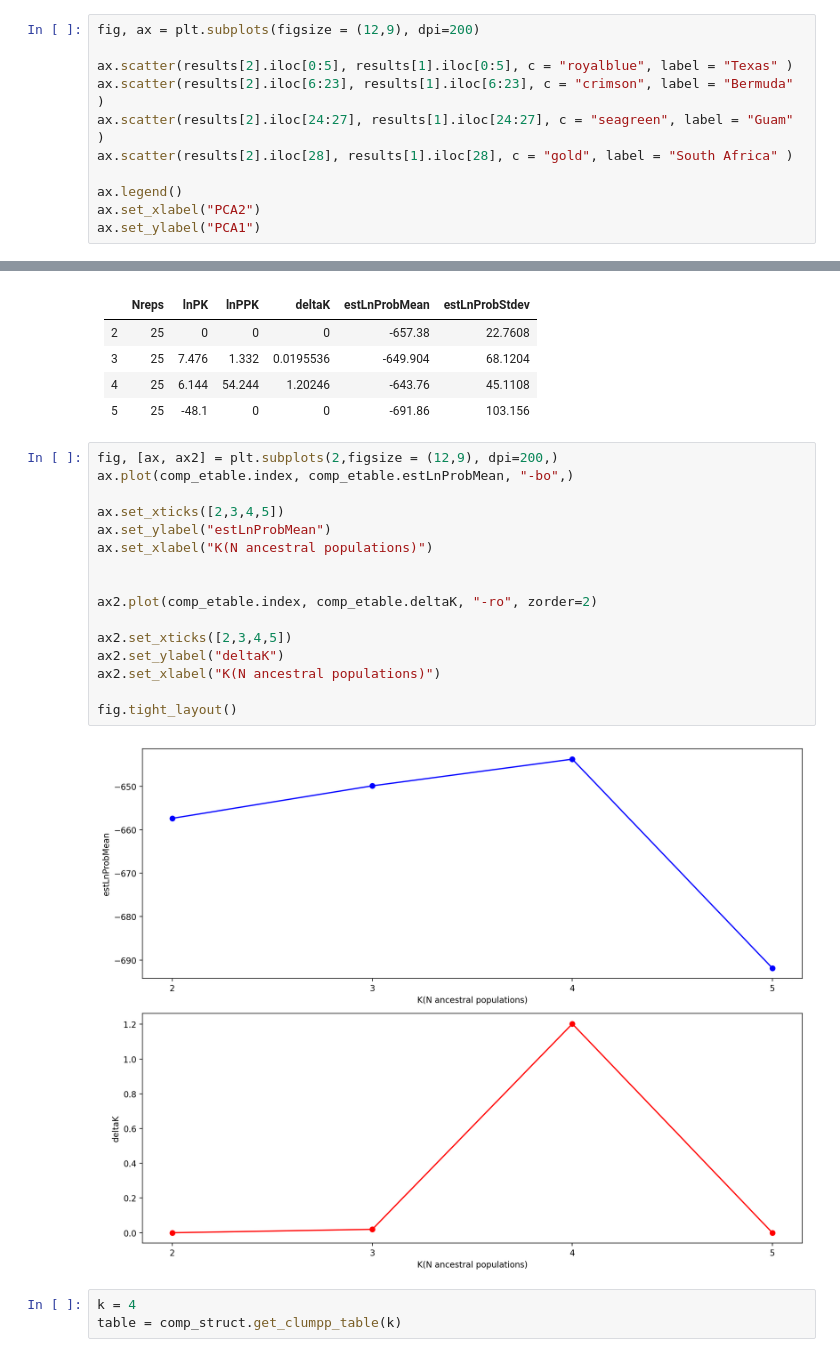
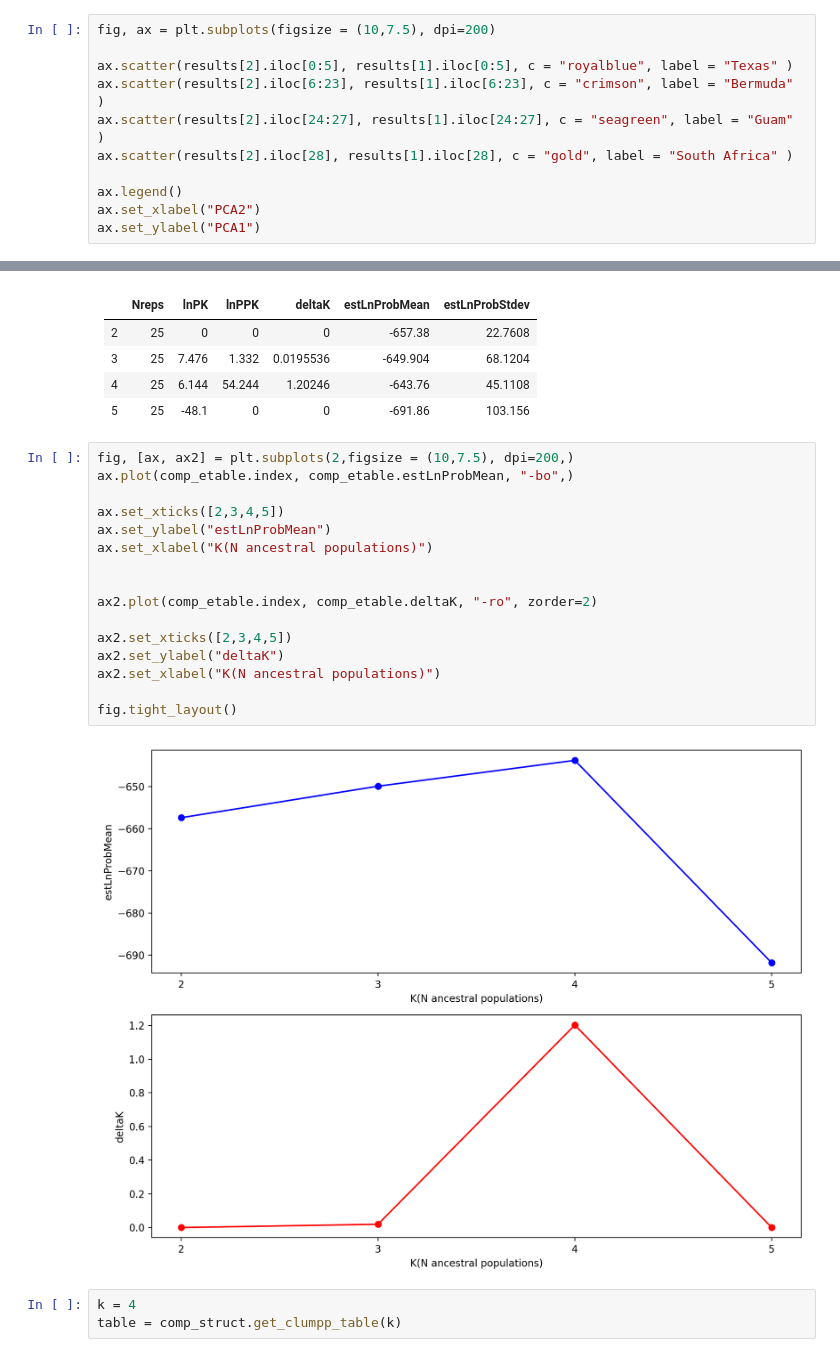
Before and after one commit to RezaBergemann/finalproject, a Jupyter notebook: ipyrad09/analysis.ipynb, the cells around one changed output, grey strips where cells are left out. Cells and saved outputs as stored; diff of their text form.

```diff
--- a/ipyrad09/analysis.ipynb
+++ b/ipyrad09/analysis.ipynb
@@ -71,5 +71,5 @@ Text(0, 0.5, 'PCA1')
 # %%
-fig, ax = plt.subplots(figsize = (12,9), dpi=200)
+fig, ax = plt.subplots(figsize = (10,7.5), dpi=200)
 
 ax.scatter(results[2].iloc[0:5], results[1].iloc[0:5], c = "royalblue", label = "Texas" )
 ax.scatter(results[2].iloc[6:23], results[1].iloc[6:23], c = "crimson", label = "Bermuda" )
@@ -124,23 +124,23 @@ display(Markdown(comp_etable.to_markdown()))
 |  4 |      25 |   6.144 |  54.244 | 1.20246   |        -643.76  |          45.1108 |
 |  5 |      25 | -48.1   |   0     | 0         |        -691.86  |         103.156  |
 # %%
-fig, [ax, ax2] = plt.subplots(2,figsize = (12,9), dpi=200,)
+fig, [ax, ax2] = plt.subplots(2,figsize = (10,7.5), dpi=200,)
 ax.plot(comp_etable.index, comp_etable.estLnProbMean, "-bo",)
 
 ax.set_xticks([2,3,4,5])
 ax.set_ylabel("estLnProbMean")
 ax.set_xlabel("K(N ancestral populations)")
 
 
 ax2.plot(comp_etable.index, comp_etable.deltaK, "-ro", zorder=2)
 
 ax2.set_xticks([2,3,4,5])
 ax2.set_ylabel("deltaK")
 ax2.set_xlabel("K(N ancestral populations)")
 
 fig.tight_layout()
 # %% [output]
-[figure, old version]
+[figure, new version]
 # %%
 k = 4
 table = comp_struct.get_clumpp_table(k)
```
Also changed, not shown: parts of 5 cells of this notebook, 5 other files.
